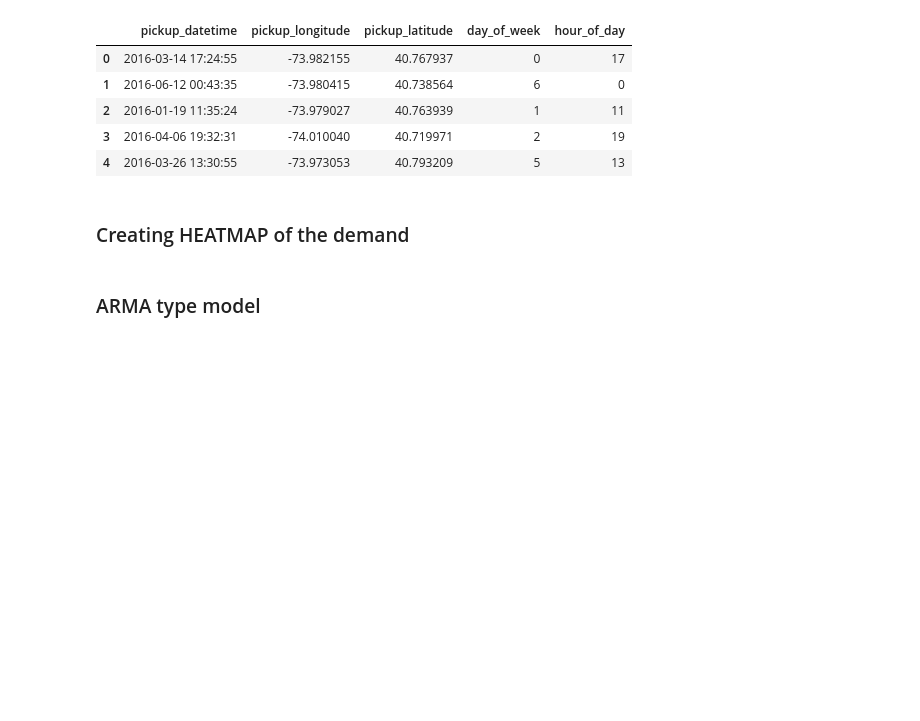
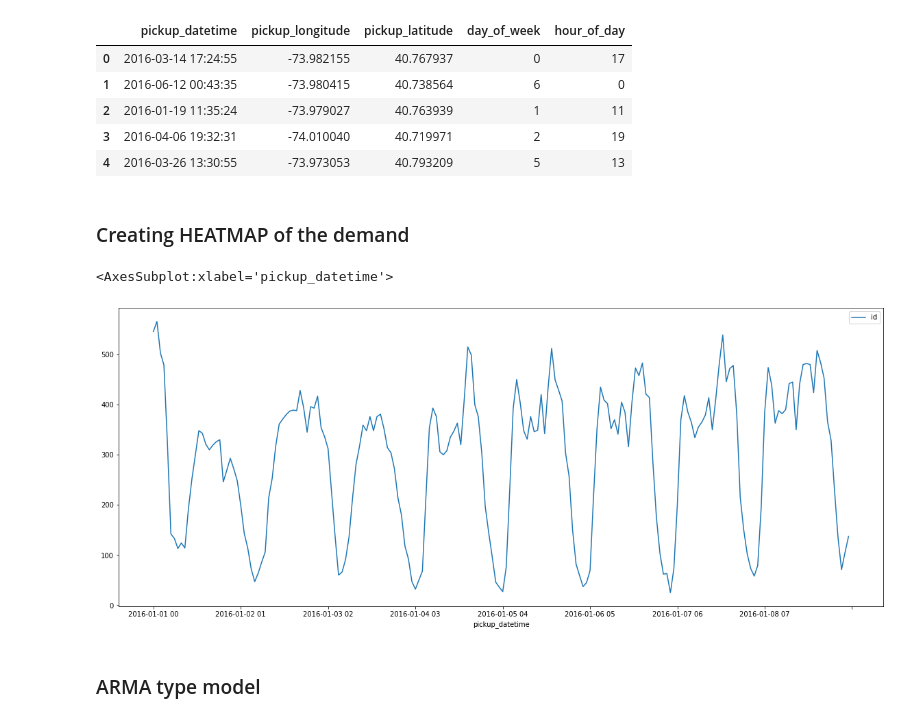
Before and after one commit to Bourbaki00/TaxiDemand, a Jupyter notebook: Presentation.ipynb, the cells around one changed output. Cells and saved outputs as stored; diff of their text form; code cells hidden in the pictures; blank space fills up the shorter version.

```diff
--- a/Presentation.ipynb
+++ b/Presentation.ipynb
@@ -138,6 +138,11 @@ def png_to_gif(path_to_images, save_file_path, duration=500):
 png_to_gif(path_to_images='./maps_png_pickup/*.png',
            save_file_path='./pickup_heatmap.gif',
            duration=500)
+# %%
+concat_df[0:200].plot(kind="line",figsize=(20,8),sharex=True)
+# %% [output]
+<AxesSubplot:xlabel='pickup_datetime'>
+[figure, added]
 # %% [markdown]
 ### ARMA type model
 # %%
```
Also changed, not shown: 1 other file.
